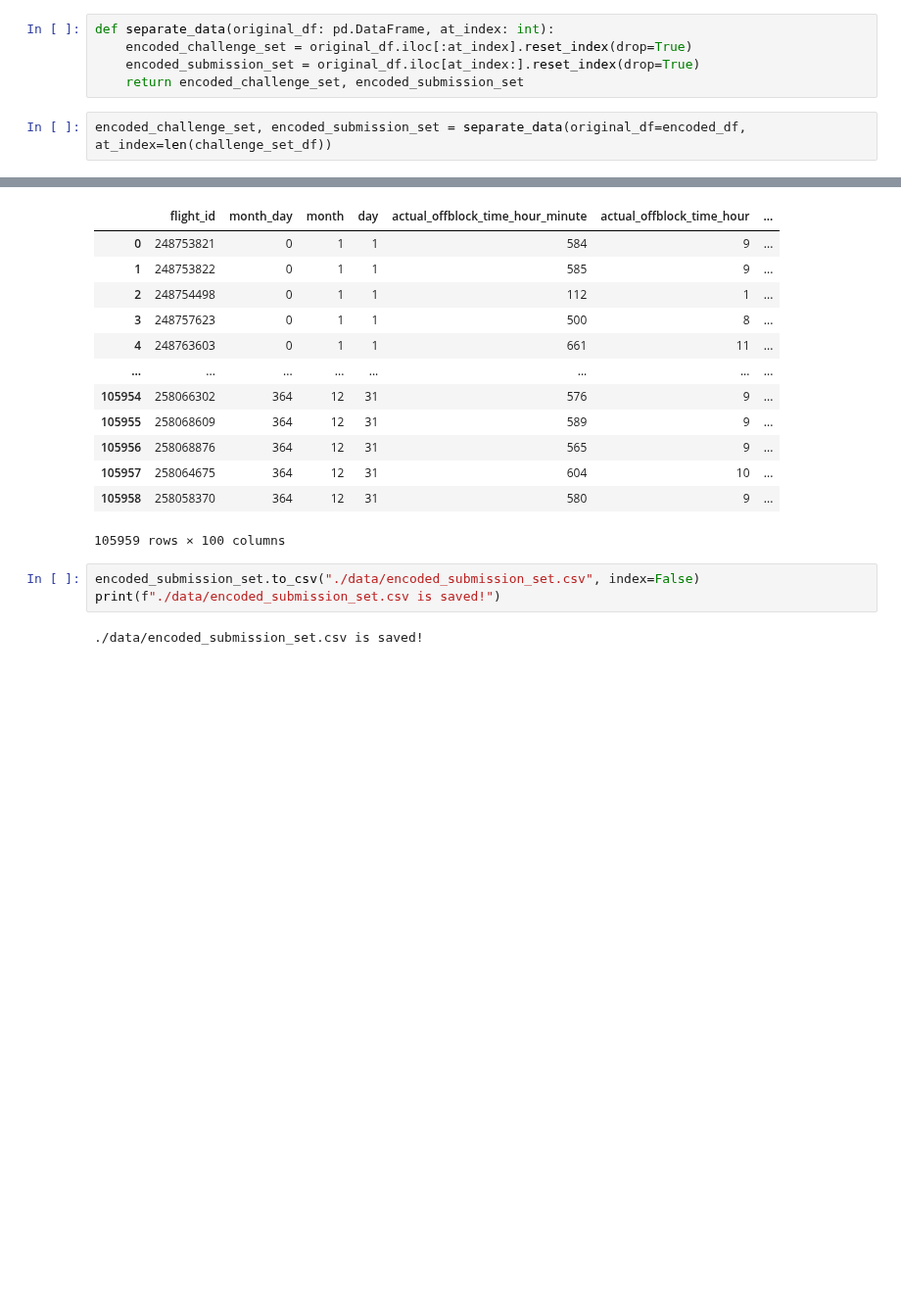
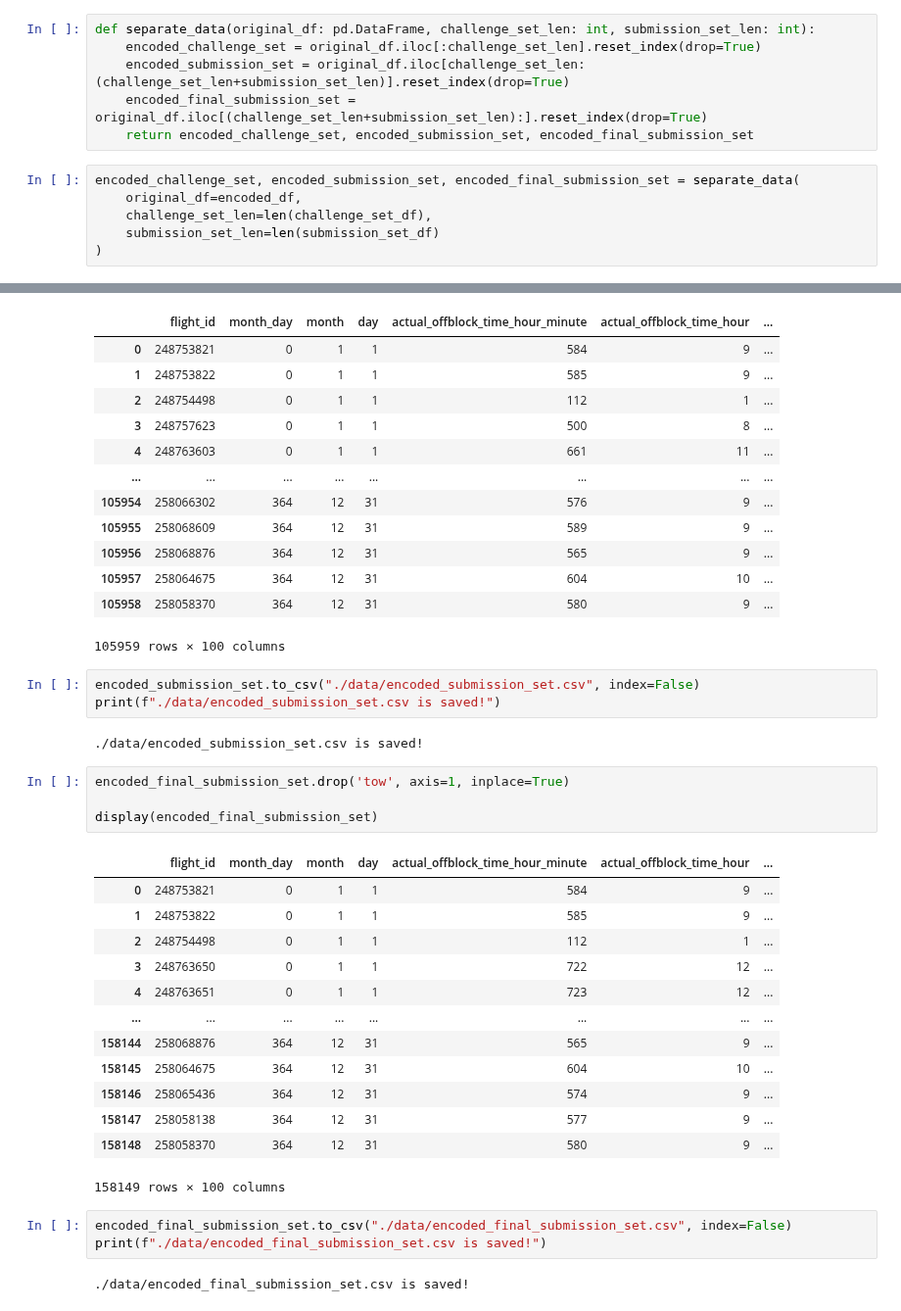
Before and after one commit to MohammedGuniem/PRC-Challenge, a Jupyter notebook: notebooks/05_label_encode.ipynb, the cells around one changed output, grey strips where cells are left out. Shown at 98% size. Saved outputs shown, nothing was run; the diff lists cells and outputs as text; blank space fills up the shorter version.

```diff
--- a/notebooks/05_label_encode.ipynb
+++ b/notebooks/05_label_encode.ipynb
@@ -103,12 +120,17 @@ display(encoded_df)
 # %% [markdown]
 <h3>Split them back into encoded_challenge_set.csv and encoded_submission_set.csv</h3>
 # %%
-def separate_data(original_df: pd.DataFrame, at_index: int):
-    encoded_challenge_set = original_df.iloc[:at_index].reset_index(drop=True)
-    encoded_submission_set = original_df.iloc[at_index:].reset_index(drop=True)
-    return encoded_challenge_set, encoded_submission_set
+def separate_data(original_df: pd.DataFrame, challenge_set_len: int, submission_set_len: int):
+    encoded_challenge_set = original_df.iloc[:challenge_set_len].reset_index(drop=True)
+    encoded_submission_set = original_df.iloc[challenge_set_len:(challenge_set_len+submission_set_len)].reset_index(drop=True)
+    encoded_final_submission_set = original_df.iloc[(challenge_set_len+submission_set_len):].reset_index(drop=True)
+    return encoded_challenge_set, encoded_submission_set, encoded_final_submission_set
 # %%
-encoded_challenge_set, encoded_submission_set = separate_data(original_df=encoded_df, at_index=len(challenge_set_df))
+encoded_challenge_set, encoded_submission_set, encoded_final_submission_set = separate_data(
+    original_df=encoded_df,
+    challenge_set_len=len(challenge_set_df),
+    submission_set_len=len(submission_set_df)
+)
 # %% [markdown]
 <h3>Save to csv</h3>
 # %%
@@ -155,3 +177,26 @@ encoded_submission_set.to_csv("./data/encoded_submission_set.csv", index=False)
 print(f"./data/encoded_submission_set.csv is saved!")
 # %% [output]
 ./data/encoded_submission_set.csv is saved!
+# %%
+encoded_final_submission_set.drop('tow', axis=1, inplace=True)
+
+display(encoded_final_submission_set)
+# %% [output]
+|  | flight_id | month_day | month | day | actual_offblock_time_hour_minute | actual_offblock_time_hour | ... |
+| 0 | 248753821 | 0 | 1 | 1 | 584 | 9 | ... |
+| 1 | 248753822 | 0 | 1 | 1 | 585 | 9 | ... |
+| 2 | 248754498 | 0 | 1 | 1 | 112 | 1 | ... |
+| 3 | 248763650 | 0 | 1 | 1 | 722 | 12 | ... |
+| 4 | 248763651 | 0 | 1 | 1 | 723 | 12 | ... |
+| ... | ... | ... | ... | ... | ... | ... | ... |
+| 158144 | 258068876 | 364 | 12 | 31 | 565 | 9 | ... |
+| 158145 | 258064675 | 364 | 12 | 31 | 604 | 10 | ... |
+| 158146 | 258065436 | 364 | 12 | 31 | 574 | 9 | ... |
+| 158147 | 258058138 | 364 | 12 | 31 | 577 | 9 | ... |
+| 158148 | 258058370 | 364 | 12 | 31 | 580 | 9 | ... |
+158149 rows × 100 columns
+# %%
+encoded_final_submission_set.to_csv("./data/encoded_final_submission_set.csv", index=False)
+print(f"./data/encoded_final_submission_set.csv is saved!")
+# %% [output]
+./data/encoded_final_submission_set.csv is saved!
```
Also changed, not shown: parts of 3 cells of this notebook, 10 other files.
